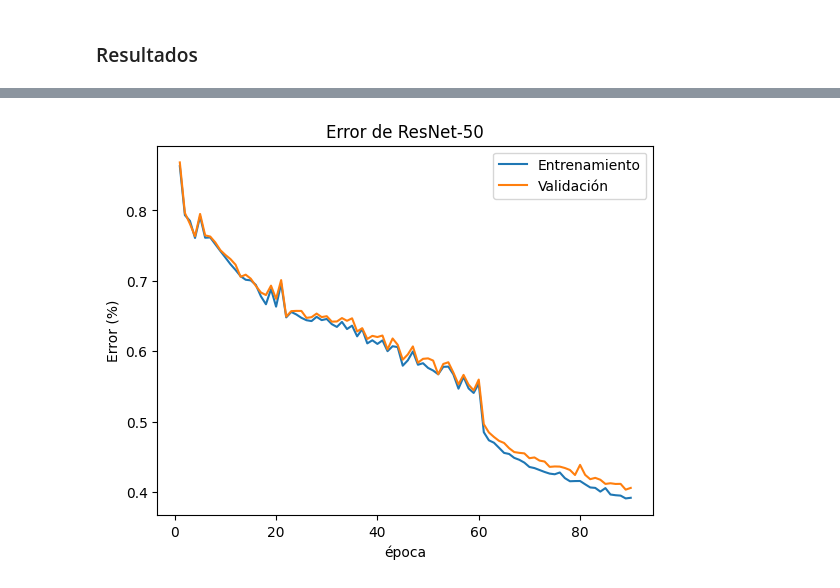
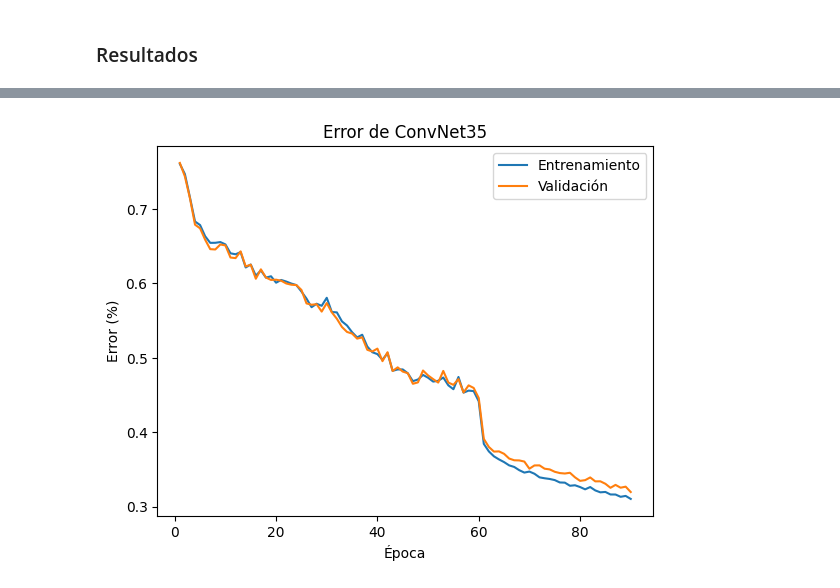
Before and after one commit to NathanKosoi/ConvNeXt-tesis, a Jupyter notebook: modelos/ConvNet35.ipynb, the cells around one changed output, grey strips where cells are left out. Saved outputs shown, nothing was run; the diff lists cells and outputs as text; code cells hidden in the pictures.

```diff
--- a/modelos/ConvNet35.ipynb
+++ b/modelos/ConvNet35.ipynb
@@ -208,3 +143,38 @@ class ConvNet_35_capas(nn.Module):
+# %%
+class ConvNet_35_capas(nn.Module):
+    """
+    Modelo de red neuronal convolucional de 35 capas para clasificar imágenes en 10 clases posibles
+    """
+    def __init__(self):
+        super().__init__()
+        self.conv1 = utilConv(3,64,kernel_size=3)
+
+        self.bloc1 = nn.Sequential(BottleNeckBlock(64,64,stride=1),
+                                   *[BottleNeckBlock(64,64) for _ in range(2-1)])
+
+        self.bloc2 = nn.Sequential(BottleNeckBlock(64, 128, stride=2),
+                                   *[BottleNeckBlock(128,128) for _ in range(3-1)])
+
+        self.bloc3 = nn.Sequential(BottleNeckBlock(128,256,stride=2),
+                                   *[BottleNeckBlock(256,256) for _ in range(4-1)])
+
+        self.bloc4 = nn.Sequential(BottleNeckBlock(256,512,stride=2),
+                                   *[BottleNeckBlock(512,512) for _ in range(2-1)])
+
+        self.avgpool = nn.AdaptiveAvgPool2d((1, 1))
+        self.fc = nn.Linear(512,10)
+
+    def forward(self,x):
+        out = self.conv1(x)
+        out = self.bloc1(out)
+        out = self.bloc2(out)
+        out = self.bloc3(out)
+        out = self.bloc4(out)
+        out = self.avgpool(out)
+        out = out.view(out.size(0), -1)
+        out = self.fc(out)
+        out = F.softmax(out, dim = 1)
+        return out
 # %% [markdown]
 ### Entrenamiento
 # %%
@@ -371,19 +341,19 @@ print(accuracy)
 # %%
 # graficar resultados
 x_axis = np.arange(90)+1
 validation_err = 1- (np.array(validation1) + np.array(validation2) + np.array(validation3) )/3
 train_err = 1- (np.array(training1)+np.array(training2)+np.array(training3))/3
 
 plt.plot(x_axis, train_err)
 plt.plot(x_axis, validation_err)
 # plt.plot(x_axis, np.ones(90)*0.5, 'k--', linewidth = 0.5)
-plt.title("Error de ResNet-50")
+plt.title("Error de ConvNet35")
 plt.ylabel('Error (%)')
-plt.xlabel('época')
+plt.xlabel('Época')
 plt.legend(['Entrenamiento', 'Validación'], loc='upper right')
 plt.show()
 plt.close()
 # %% [output]
-[figure, old version]
+[figure, new version]
 # %%
 # Fin
```
Also changed, not shown: parts of 4 cells of this notebook, 26 other files.
